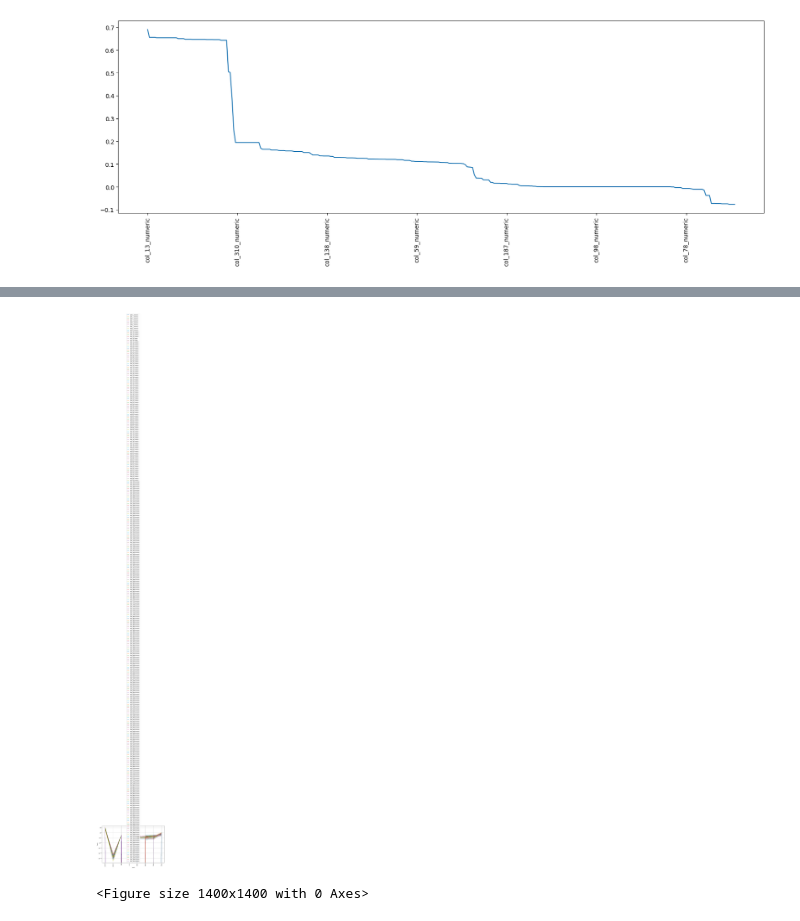
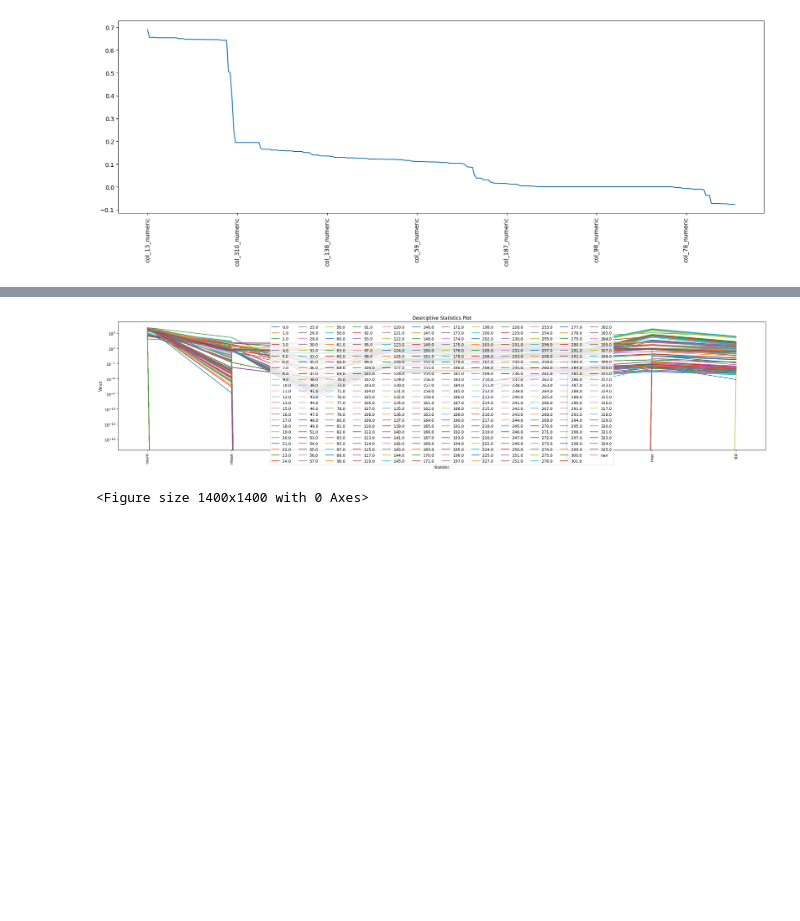
Before and after one commit to indremontvilaite/ml_project, a Jupyter notebook: EDA.ipynb, the cells around one changed output, grey strips where cells are left out. Saved outputs shown, nothing was run; the diff lists cells and outputs as text; code cells hidden in the pictures; blank space fills up the shorter version.

```diff
--- a/EDA.ipynb
+++ b/EDA.ipynb
@@ -156,6 +157,16 @@ plt.xticks(rotation=90)
   Text(300.0, 0, 'col_78_numeric'),
   Text(350.0, 0, '')])
 [figure]
+# %%
+def extract_number(col_name):
+    match = re.search(r'\d+', col_name)
+    return int(match.group()) if match else None
+
+# Extract the numbers from the column names and create a new dictionary
+new_column_names = {col: extract_number(col) for col in df_stats.columns}
+
+# Rename the columns
+df_stats.rename(columns=new_column_names, inplace=True)
 # %%
 df_stats_t = (
     pd.DataFrame(df_stats)
@@ -184,7 +196,7 @@ def plot_multiple_lines(
     - ylabel: Label for the y-axis (default 'Y-axis').
     - rotation: Rotation angle for the x-axis labels (default 45 degrees).
     """
-    plt.figure(figsize=(10, 6))
+    plt.figure(figsize=(30, 6))
 
     for y_col in y_cols:
         sns.lineplot(data=data, x=x_col, y=y_col, label=y_col)
@@ -192,10 +204,10 @@ def plot_multiple_lines(
     plt.title(title)
     plt.xlabel(xlabel)
     plt.ylabel(ylabel)
-    plt.semilogy()
+    plt.yscale('log')
     plt.xticks(rotation=rotation)
-    plt.legend()
-    plt.grid(True)
+    plt.legend(ncol=12, loc='upper center')
+    plt.grid(False)
     plt.show()
 # %%
 plot_multiple_lines(
@@ -212,15 +224,15 @@ plot_multiple_lines(
 # %%
 plot_multiple_lines(
-    data=df_stats,
+    data=df_stats.drop(columns=[col for col in df_stats.columns if pd.isna(col)], axis=1),
     x_col=list(df_stats.index),
     y_cols=list(df_stats.columns),
-    title="Multiple Line Plot",
-    xlabel="X-axis",
-    ylabel="Y-axis",
+    title="Desrciptive Statistics Plot",
+    xlabel="Statistic",
+    ylabel="Value",
     rotation=90,
 )
 # %% [output]
-[figure, old version]
+[figure, new version]
 # %%
 df_numeric = df_clean0.select_dtypes(include=["number"])
 correlation = df_numeric.corr()
```
Also changed, not shown: parts of 4 cells of this notebook, 4 other files.
